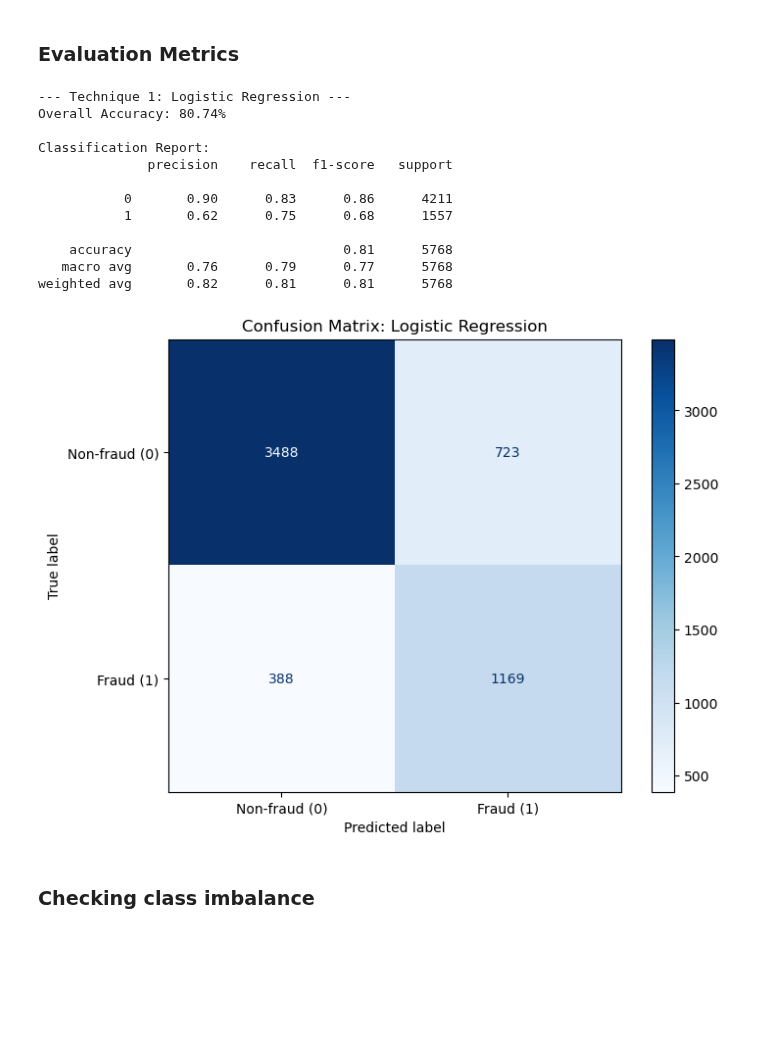
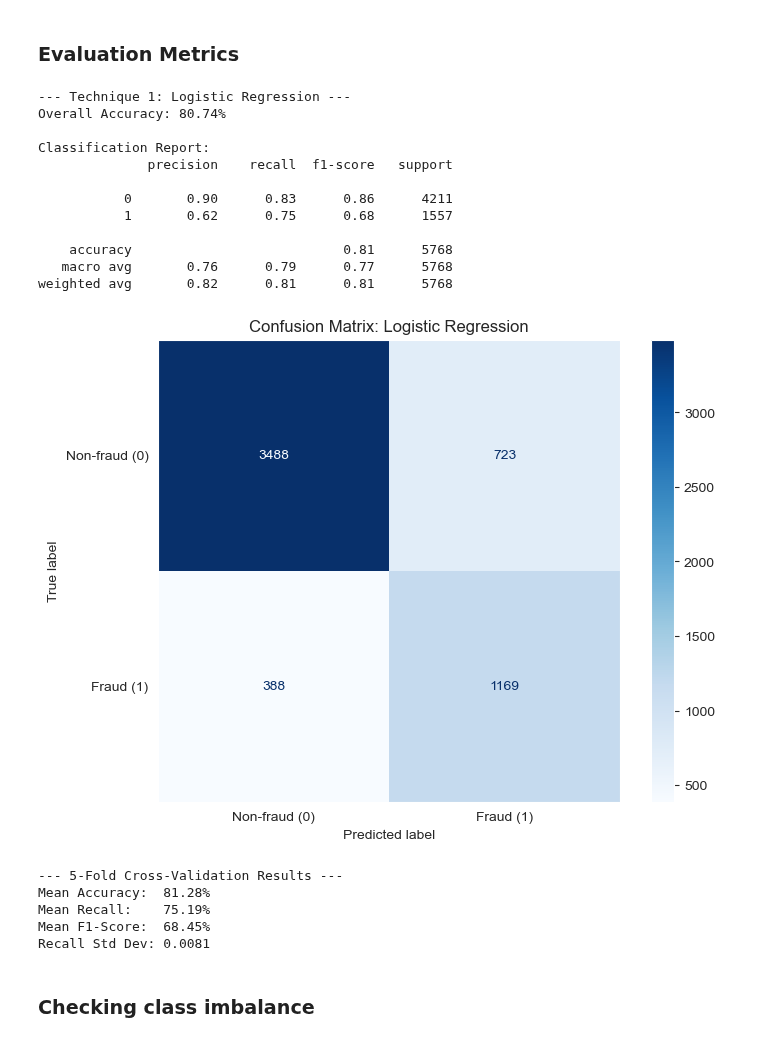
Before and after one commit to bartzilla/Classification, a Jupyter notebook: Assessment.ipynb, the cells around one changed output. Drawn from its saved outputs; the diff is of its cells as text; code cells hidden in the pictures; blank space fills up the shorter version.

Commit message:
Added Cross-Validation  documentation

```diff
--- a/Assessment.ipynb
+++ b/Assessment.ipynb
@@ -305,8 +305,13 @@ plt.show()
 # List of redundant sub-claim features to remove
 redundant_features = ['AmountOfInjuryClaim', 'AmountOfPropertyClaim', 'AmountOfVehicleDamage']
 
-# Drop them from your X variable
+print("Dropped redundant features:", redundant_features)
+print(f"Total features retained for Pipeline: {len(X.columns)}")
+
+# Drop them from X variable
 X = X.drop(columns=redundant_features)
+numeric_features = X.select_dtypes(include=["int64", "float64"]).columns.tolist()
+categorical_features = X.select_dtypes(include=["object"]).columns.tolist()
 print(f"Total features retained for Pipeline: {len(X.columns)}")
 # %% [output]
 [figure]
@@ -414,34 +421,64 @@ y_pred = pipeline_lr.predict(X_test)
 acc = accuracy_score(y_test, y_pred)
 print(f"--- Technique 1: Logistic Regression ---")
 print(f"Overall Accuracy: {acc:.2%}")
 
 # 3. Detailed Classification Report
 # This gives you Precision, Recall, and F1-score
 print("\nClassification Report:")
 print(classification_report(y_test, y_pred))
 
 # 4. Generate the Confusion Matrix Plot
 cm = confusion_matrix(y_test, y_pred)
 disp = ConfusionMatrixDisplay(confusion_matrix=cm, display_labels=['Non-fraud (0)', 'Fraud (1)'])
 
 fig, ax = plt.subplots(figsize=(8, 6))
 disp.plot(cmap='Blues', ax=ax)
 plt.title('Confusion Matrix: Logistic Regression')
+plt.grid(False)
 plt.show()
 # %% [output]
 --- Technique 1: Logistic Regression ---
 Overall Accuracy: 80.74%
 
 Classification Report:
               precision    recall  f1-score   support
 
            0       0.90      0.83      0.86      4211
            1       0.62      0.75      0.68      1557
 
     accuracy                           0.81      5768
    macro avg       0.76      0.79      0.77      5768
 weighted avg       0.82      0.81      0.81      5768
-[figure, old version]
+[figure, new version]
+# %%
+from sklearn.model_selection import cross_validate, StratifiedKFold
+
+# 1. Define the folding strategy (5 folds is standard)
+skf = StratifiedKFold(n_splits=5, shuffle=True, random_state=42)
+
+# 2. Run Cross-Validation on the pipeline
+# We track multiple metrics to get a full picture
+cv_results = cross_validate(
+    pipeline_lr,
+    X_train,
+    y_train,
+    cv=skf,
+    scoring=['accuracy', 'recall', 'precision', 'f1'],
+    return_train_score=False
+)
+
+# 3. Print the results
+print(f"--- 5-Fold Cross-Validation Results ---")
+print(f"Mean Accuracy:  {cv_results['test_accuracy'].mean():.2%}")
+print(f"Mean Recall:    {cv_results['test_recall'].mean():.2%}")
+print(f"Mean F1-Score:  {cv_results['test_f1'].mean():.2%}")
+print(f"Recall Std Dev: {cv_results['test_recall'].std():.4f}")
+# %% [output]
+--- 5-Fold Cross-Validation Results ---
+Mean Accuracy:  81.28%
+Mean Recall:    75.19%
+Mean F1-Score:  68.45%
+Recall Std Dev: 0.0081
 # %% [markdown]
 ### Checking class imbalance
 # %%
```
Also changed, not shown: parts of 5 cells of this notebook.
